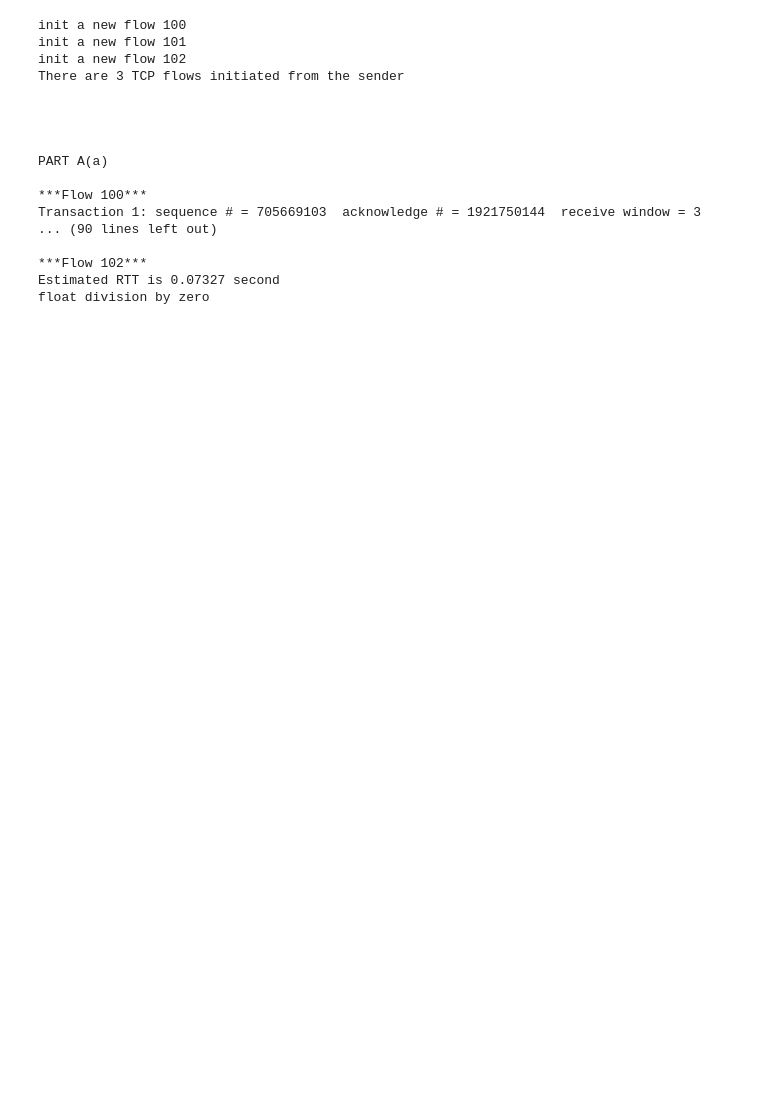
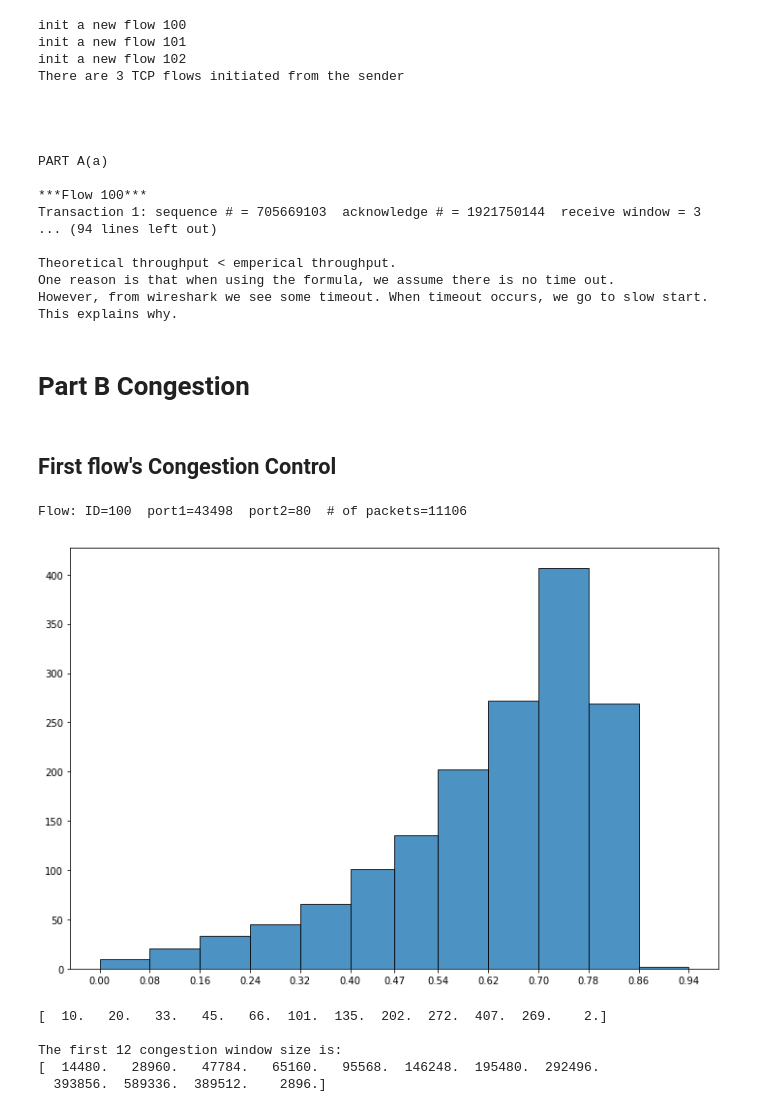
Before and after one commit to caitaozhan/CSE534-Homework, a Jupyter notebook: homework-2/pcap_tcp_test.ipynb, the cells around one changed output. Saved outputs shown, nothing was run; the diff lists cells and outputs as text; code cells hidden in the pictures; blank space fills up the shorter version.

Commit message:
Finish Part B(1)

```diff
--- a/homework-2/pcap_tcp_test.ipynb
+++ b/homework-2/pcap_tcp_test.ipynb
@@ -234,7 +237,7 @@ class Flow:
         print('# of loss is {}'.format(retransmission))
         print('# of packets send is {}'.format(len(self.flow)))
         self.loss_rate = retransmission*1.0/len(self.flow)
-        print('Therefore, the loss rate is {0:1.5f}\n'.format(self.loss_rate))
+        print('Therefore, the loss rate is {0:1.6f}\n'.format(self.loss_rate))
 
 
     def estimateRTT(self):
@@ -278,6 +281,12 @@ class Flow:
             print('Theoretical throughput is {0:1.5f} Mbps\n'.format(self.throughput_the/1000000))
         except Exception as e:
             print(e)
+
+
+    def estimate_cwnd(self):
+        '''Print the first ten congestion window sizes
+           (or till the end of the flow, if there are less than five congestion windows).
+        '''
 # %%
 class FlowManager:
     '''Manage some flows
@@ -406,7 +414,7 @@ for packet in packets:
     if syn == 1 and ack == 0:
         counter = counter + 1
 
-print('There are {} TCP flows initiated from the sender\n'.format(counter))
+        print('There are {} TCP flows initiated from the sender\n'.format(counter))
 
 flow_manager.partA_a()
 flow_manager.partA_b()
@@ -425,8 +433,49 @@ PART A(a)
 
 ***Flow 100***
 Transaction 1: sequence # = 705669103  acknowledge # = 1921750144  receive window = 3
-... (90 lines left out)
+... (94 lines left out)
 
-***Flow 102***
-Estimated RTT is 0.07327 second
-float division by zero
+Theoretical throughput < emperical throughput.
+One reason is that when using the formula, we assume there is no time out.
+However, from wireshark we see some timeout. When timeout occurs, we go to slow start. This explains why.
+# %% [markdown]
+# Part B Congestion
+# %% [markdown]
+## First flow's Congestion Control
+# %%
+flow = flow_manager.get_flow(100)
+print('Flow:', flow)
+
+time_stamps = []
+sender_port = getattr(flow, 'port1')
+for packet in flow.flow:
+    source_port = getattr(packet, 'source_port')
+    if source_port == sender_port:
+        time_stamp = getattr(packet, 'time_stamp')
+        time_stamps.append(time_stamp)
+
+start = time_stamps[0]
+time_stamps.pop(0)  # delete the first hand shake SYN packet
+time_stamps.pop(0)  # delete the third hand shake ACK packet
+
+df_time = pd.DataFrame(time_stamps, columns=[['time_stamp']])
+df_time = df_time - start
+
+plt.figure(figsize=(12,8))
+mybin = [0, 0.08, 0.16, 0.24, 0.32, 0.4, 0.47, 0.54, 0.62, 0.7, 0.78, 0.86, 0.94]
+(counter, bins, patches) = plt.hist(df_time.time_stamp, bins=mybin, alpha=0.8, histtype='bar', ec='black')
+plt.xticks(mybin)
+
+plt.show()
+
+print(counter)
+print('\nThe first {} congestion window size is:'.format(len(counter)))
+print(counter*1448)
+# %% [output]
+Flow: ID=100  port1=43498  port2=80  # of packets=11106
+[figure, added]
+[  10.   20.   33.   45.   66.  101.  135.  202.  272.  407.  269.    2.]
+
+The first 12 congestion window size is:
+[  14480.   28960.   47784.   65160.   95568.  146248.  195480.  292496.
+  393856.  589336.  389512.    2896.]
```
Also changed, not shown: parts of 8 cells of this notebook.
